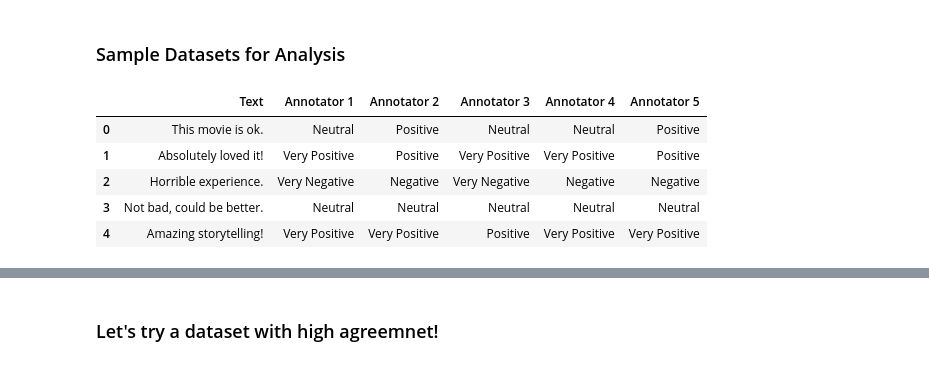
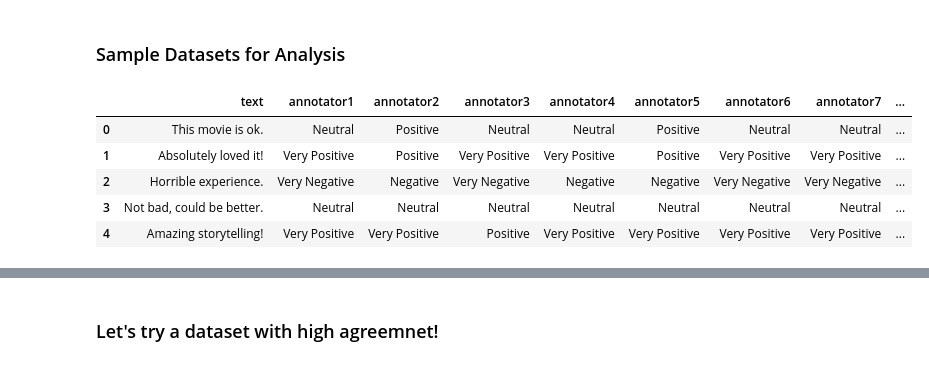
Before and after one commit to Aleph-Alpha/krippendorff-aleph-alpha, a Jupyter notebook: notebooks/annotation_evaluation.ipynb, the cells around one changed output, grey strips where cells are left out. Saved outputs shown, nothing was run; the diff lists cells and outputs as text; code cells hidden in the pictures.

```diff
--- a/notebooks/annotation_evaluation.ipynb
+++ b/notebooks/annotation_evaluation.ipynb
@@ -50,19 +50,17 @@ None
 # %%
 import pandas as pd
 
-# Load the CSV file
-csv_path = "../examples/ordinal_orderedCategories_unequalGaps_sample.csv"
-df_high_disagreement = pd.read_csv(csv_path)
+tsv_path = "../datasets/ordinal_orderedCategories_unequalGaps_sample.tsv"
+df_high_disagreement = pd.read_csv(tsv_path, sep="\t")
 
-# Display the first few rows
 df_high_disagreement.head()
 # %% [output]
-|  | Text | Annotator 1 | Annotator 2 | Annotator 3 | Annotator 4 | Annotator 5 |
-| 0 | This movie is ok. | Neutral | Positive | Neutral | Neutral | Positive |
-| 1 | Absolutely loved it! | Very Positive | Positive | Very Positive | Very Positive | Positive |
-| 2 | Horrible experience. | Very Negative | Negative | Very Negative | Negative | Negative |
-| 3 | Not bad, could be better. | Neutral | Neutral | Neutral | Neutral | Neutral |
-| 4 | Amazing storytelling! | Very Positive | Very Positive | Positive | Very Positive | Very Positive |
+|  | text | annotator1 | annotator2 | annotator3 | annotator4 | annotator5 | annotator6 | annotator7 | ... |
+| 0 | This movie is ok. | Neutral | Positive | Neutral | Neutral | Positive | Neutral | Neutral | ... |
+| 1 | Absolutely loved it! | Very Positive | Positive | Very Positive | Very Positive | Positive | Very Positive | Very Positive | ... |
+| 2 | Horrible experience. | Very Negative | Negative | Very Negative | Negative | Negative | Very Negative | Very Negative | ... |
+| 3 | Not bad, could be better. | Neutral | Neutral | Neutral | Neutral | Neutral | Neutral | Neutral | ... |
+| 4 | Amazing storytelling! | Very Positive | Very Positive | Positive | Very Positive | Very Positive | Very Positive | Very Positive | ... |
 # %%
 # Compute Krippendorff's Alpha for ordinal data
 results_ordinal = compute_alpha(df_high_disagreement , data_type='ordinal')
```
Also changed, not shown: parts of 14 cells of this notebook, 35 other files.
